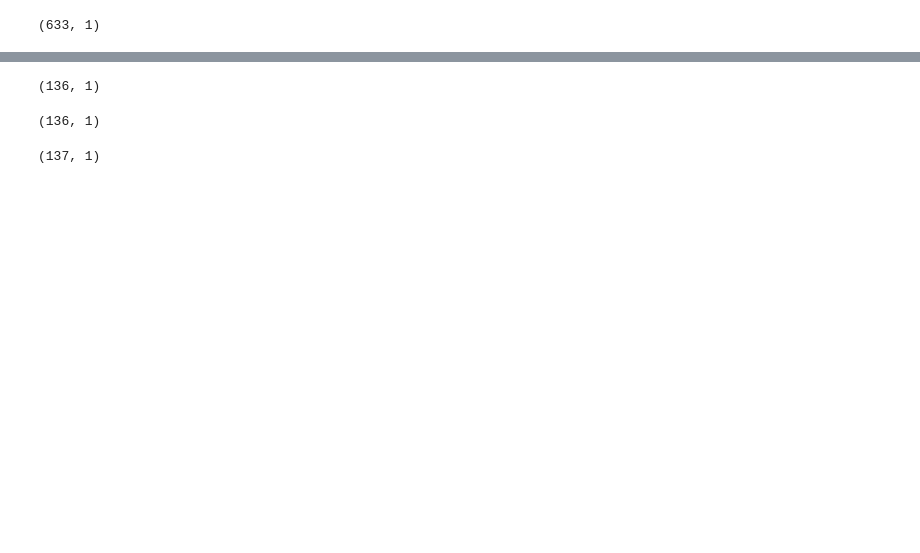
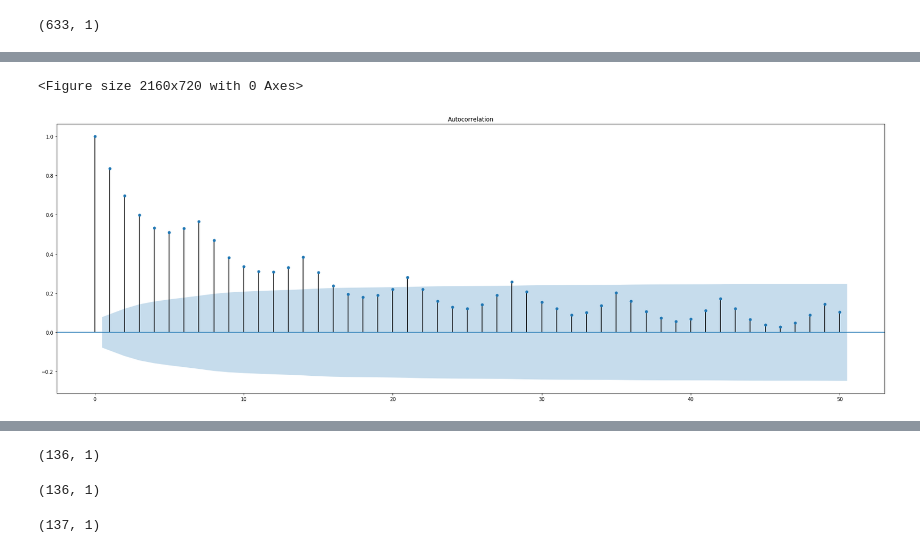
Before and after one commit to Zhimin90/London_Energy_Study_in_R, a Jupyter notebook: Python LSTM Keras/LSTM.ipynb, the cells around one changed output, grey strips where cells are left out. Drawn from its saved outputs; the diff is of its cells as text; code cells hidden in the pictures; blank space fills up the shorter version.

```diff
--- a/Python LSTM Keras/LSTM.ipynb
+++ b/Python LSTM Keras/LSTM.ipynb
@@ -215,0 +249,9 @@ data_out_df.plot(figsize=(30,10))
+# %%
+with mpl.rc_context():
+    mpl.rc("figure", figsize=(30,10))
+    pyplot.figure(figsize=(30,10))
+    plot_acf(Train_residuals_series, lags=50)
+    pyplot.show()
+# %% [output]
+<Figure size 2160x720 with 0 Axes>
+[figure, added]
```
Also changed, not shown: parts of 31 cells of this notebook, 1 other file.
